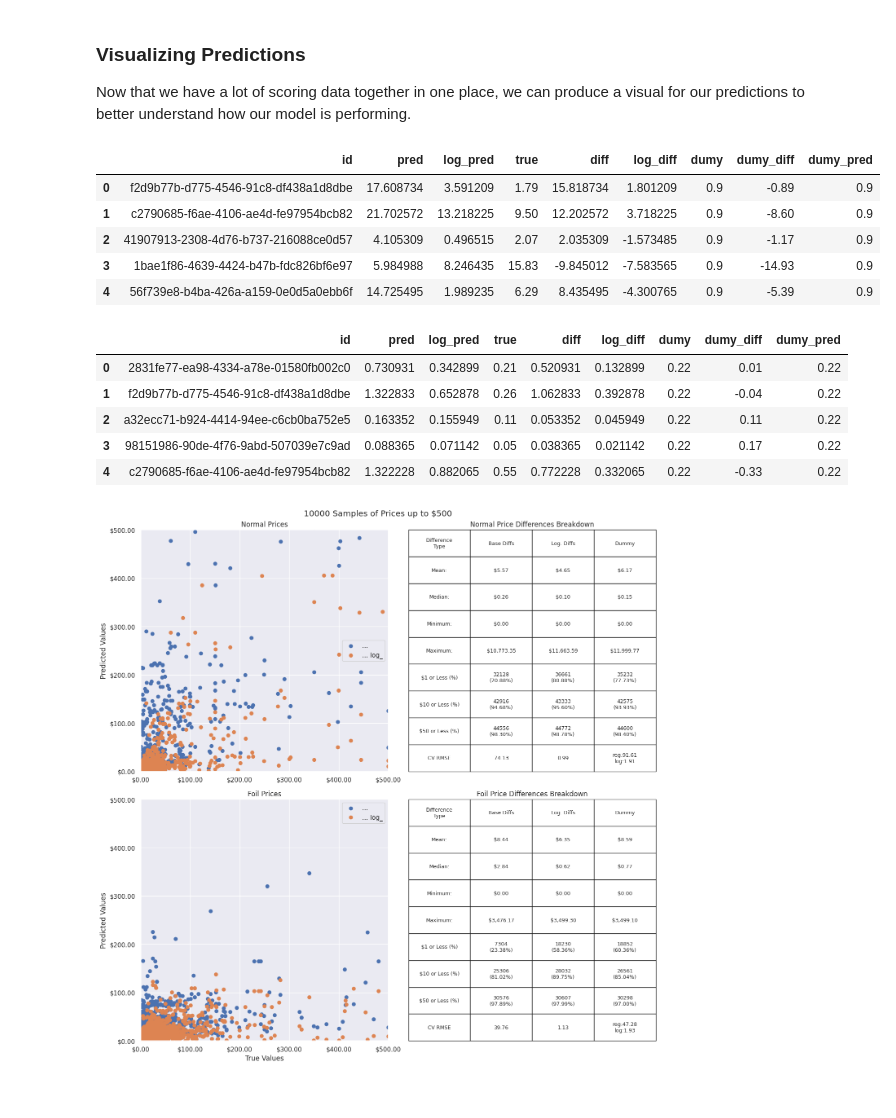
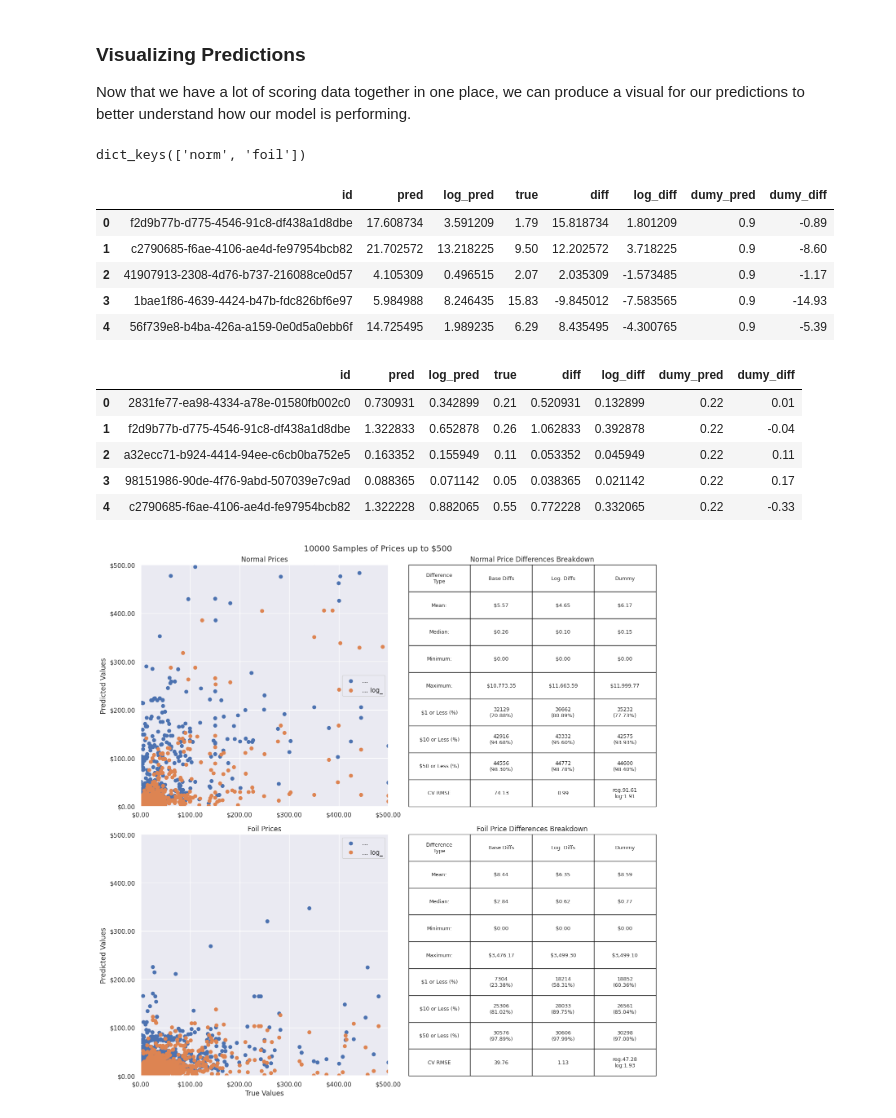
Before and after one commit to ParkedHampster/Spell-Trends, a Jupyter notebook: 2_Modeling.ipynb, the cells around one changed output. Cells and saved outputs as stored; diff of their text form; code cells hidden in the pictures.

```diff
--- a/2_Modeling.ipynb
+++ b/2_Modeling.ipynb
@@ -422,10 +422,9 @@ color_match = CountVectorizer(
 color_id_df = pd.DataFrame.sparse.from_spmatrix(
     color_match.fit_transform(train['str_color_identity'])
 )
-
-# we don't have to save this vocabulary because there
-# are only 5 possible options for color in Magic
-color_id_df.columns = sorted(color_match.vocabulary_)
+color_id_df.columns = sorted(
+        (color_vocab:=color_match.vocabulary_)
+    )
 color_id_df['c'] = color_id_df.T.apply(lambda x: 1 if sum(x)==0 else 0)
 color_id_df['id'] = train['id']
 
@@ -488,0 +474,30 @@ dummies.head()
+# %%
+# using count vectorizer to allow us to save off
+# vocabs for later
+
+dummy_vectorizer = CountVectorizer(
+    token_pattern = r".*",
+    stop_words=[''],
+    lowercase=False
+    )
+dummy_dict = {}
+dummy_vocab = {}
+dummy_columns = ['rarity','power','toughness','loyalty']
+for _col in dummy_columns:
+    dummy_column = train[_col].T.apply(
+        lambda x: '' if x == None else f'{_col}_{x}'
+        )
+    dummy_dict[_col] = pd.DataFrame.sparse.from_spmatrix(
+        dummy_vectorizer.fit_transform(dummy_column)#.astype(str))
+    )
+    dummy_vocab[_col] = dummy_vectorizer.vocabulary_
+    dummy_dict[_col].columns = sorted(dummy_vocab[_col])
+    dummy_dict[_col]['id'] = train['id']
+
+dummies = train[['id']]
+for _col in dummy_columns:
+    dummies = dummies.merge(
+        dummy_dict[_col],
+        on='id'
+    )
+dummies.head()
@@ -1090,39 +1095,43 @@ foil scorer
 Now that we have a lot of scoring data together in one
 place, we can produce a visual for our predictions to
 better understand how our model is performing.
+# %%
+scorers.keys()
+# %% [output]
+dict_keys(['norm', 'foil'])
 # %%
 dumy_rmses = {}
 for name, _scorer in scorers.items():
     _scorer['dumy_pred'] = dummy.fit(
         _scorer['true'],
         _scorer['true']
     ).predict(
         _scorer['true']
     )
     _scorer['dumy_diff'] = \
-        _scorer['dumy'] - _scorer['true']
+        _scorer['dumy_pred'] - _scorer['true']
     dumy_rmses[name] = mean_squared_error(
         _scorer['true'],
         _scorer['dumy_pred']
     )
 
 display(
     scorers['foil'].head(),
     scorers['norm'].head()
 )
 # %% [output]
-|  | id | pred | log_pred | true | diff | log_diff | dumy | dumy_diff | dumy_pred |
-| 0 | f2d9b77b-d775-4546-91c8-df438a1d8dbe | 17.608734 | 3.591209 | 1.79 | 15.818734 | 1.801209 | 0.9 | -0.89 | 0.9 |
-| 1 | c2790685-f6ae-4106-ae4d-fe97954bcb82 | 21.702572 | 13.218225 | 9.50 | 12.202572 | 3.718225 | 0.9 | -8.60 | 0.9 |
-| 2 | 41907913-2308-4d76-b737-216088ce0d57 | 4.105309 | 0.496515 | 2.07 | 2.035309 | -1.573485 | 0.9 | -1.17 | 0.9 |
-| 3 | 1bae1f86-4639-4424-b47b-fdc826bf6e97 | 5.984988 | 8.246435 | 15.83 | -9.845012 | -7.583565 | 0.9 | -14.93 | 0.9 |
-| 4 | 56f739e8-b4ba-426a-a159-0e0d5a0ebb6f | 14.725495 | 1.989235 | 6.29 | 8.435495 | -4.300765 | 0.9 | -5.39 | 0.9 |
+|  | id | pred | log_pred | true | diff | log_diff | dumy_pred | dumy_diff |
+| 0 | f2d9b77b-d775-4546-91c8-df438a1d8dbe | 17.608734 | 3.591209 | 1.79 | 15.818734 | 1.801209 | 0.9 | -0.89 |
+| 1 | c2790685-f6ae-4106-ae4d-fe97954bcb82 | 21.702572 | 13.218225 | 9.50 | 12.202572 | 3.718225 | 0.9 | -8.60 |
+| 2 | 41907913-2308-4d76-b737-216088ce0d57 | 4.105309 | 0.496515 | 2.07 | 2.035309 | -1.573485 | 0.9 | -1.17 |
+| 3 | 1bae1f86-4639-4424-b47b-fdc826bf6e97 | 5.984988 | 8.246435 | 15.83 | -9.845012 | -7.583565 | 0.9 | -14.93 |
+| 4 | 56f739e8-b4ba-426a-a159-0e0d5a0ebb6f | 14.725495 | 1.989235 | 6.29 | 8.435495 | -4.300765 | 0.9 | -5.39 |
-|  | id | pred | log_pred | true | diff | log_diff | dumy | dumy_diff | dumy_pred |
-| 0 | 2831fe77-ea98-4334-a78e-01580fb002c0 | 0.730931 | 0.342899 | 0.21 | 0.520931 | 0.132899 | 0.22 | 0.01 | 0.22 |
-| 1 | f2d9b77b-d775-4546-91c8-df438a1d8dbe | 1.322833 | 0.652878 | 0.26 | 1.062833 | 0.392878 | 0.22 | -0.04 | 0.22 |
-| 2 | a32ecc71-b924-4414-94ee-c6cb0ba752e5 | 0.163352 | 0.155949 | 0.11 | 0.053352 | 0.045949 | 0.22 | 0.11 | 0.22 |
-| 3 | 98151986-90de-4f76-9abd-507039e7c9ad | 0.088365 | 0.071142 | 0.05 | 0.038365 | 0.021142 | 0.22 | 0.17 | 0.22 |
-| 4 | c2790685-f6ae-4106-ae4d-fe97954bcb82 | 1.322228 | 0.882065 | 0.55 | 0.772228 | 0.332065 | 0.22 | -0.33 | 0.22 |
+|  | id | pred | log_pred | true | diff | log_diff | dumy_pred | dumy_diff |
+| 0 | 2831fe77-ea98-4334-a78e-01580fb002c0 | 0.730931 | 0.342899 | 0.21 | 0.520931 | 0.132899 | 0.22 | 0.01 |
+| 1 | f2d9b77b-d775-4546-91c8-df438a1d8dbe | 1.322833 | 0.652878 | 0.26 | 1.062833 | 0.392878 | 0.22 | -0.04 |
+| 2 | a32ecc71-b924-4414-94ee-c6cb0ba752e5 | 0.163352 | 0.155949 | 0.11 | 0.053352 | 0.045949 | 0.22 | 0.11 |
+| 3 | 98151986-90de-4f76-9abd-507039e7c9ad | 0.088365 | 0.071142 | 0.05 | 0.038365 | 0.021142 | 0.22 | 0.17 |
+| 4 | c2790685-f6ae-4106-ae4d-fe97954bcb82 | 1.322228 | 0.882065 | 0.55 | 0.772228 | 0.332065 | 0.22 | -0.33 |
 # %%
 fig, ax = plt.subplots(2,2,figsize=(14,14),sharey=False)
 
```
Also changed, not shown: parts of 14 cells of this notebook, 2 other files.
